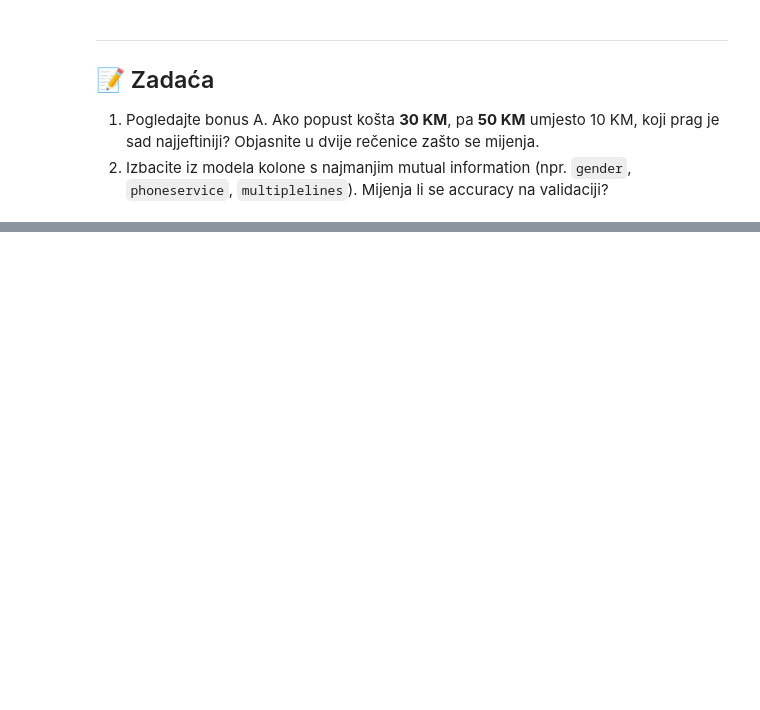
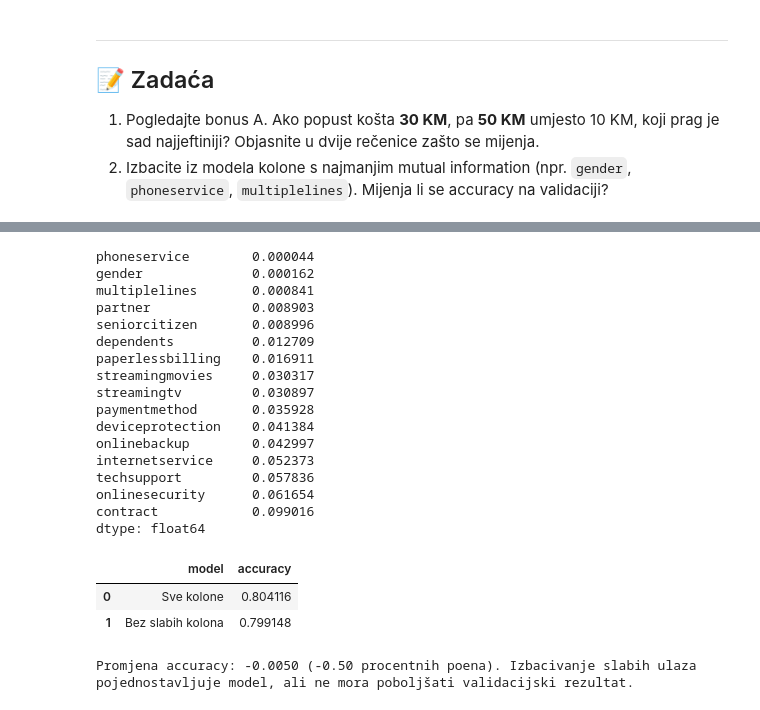
Before and after one commit to Mayra2/AI-ML-Workshop, a Jupyter notebook: alLab-ml3/radionica3_churn.ipynb, the cells around one changed output, grey strips where cells are left out. Saved outputs shown, nothing was run; the diff lists cells and outputs as text; code cells hidden in the pictures; blank space fills up the shorter version.

```diff
--- a/alLab-ml3/radionica3_churn.ipynb
+++ b/alLab-ml3/radionica3_churn.ipynb
@@ -766,0 +848,39 @@ for C in [0.01, 0.1, 1, 10]:
+# %%
+slabe = ['gender', 'phoneservice', 'multiplelines']
+mi_train = df_train[categorical].apply(lambda c: mutual_info_score(c, y_train))
+display(mi_train.sort_values())
+rezultati_zadace = []
+for opis, cols in [('Sve kolone', categorical + numerical),
+                    ('Bez slabih kolona', [c for c in categorical + numerical if c not in slabe])]:
+    v = DictVectorizer(sparse=False)
+    xt = v.fit_transform(df_train[cols].to_dict(orient='records'))
+    xv = v.transform(df_val[cols].to_dict(orient='records'))
+    m = LogisticRegression(max_iter=1000).fit(xt, y_train)
+    acc = accuracy_score(y_val, m.predict(xv))
+    rezultati_zadace.append({'model': opis, 'accuracy': acc})
+display(pd.DataFrame(rezultati_zadace))
+delta = rezultati_zadace[1]['accuracy'] - rezultati_zadace[0]['accuracy']
+print(f'Promjena accuracy: {delta:+.4f} ({delta * 100:+.2f} procentnih poena). '
+      'Izbacivanje slabih ulaza pojednostavljuje model, ali ne mora poboljšati validacijski rezultat.')
+# %% [output]
+phoneservice        0.000044
+gender              0.000162
+multiplelines       0.000841
+partner             0.008903
+seniorcitizen       0.008996
+dependents          0.012709
+paperlessbilling    0.016911
+streamingmovies     0.030317
+streamingtv         0.030897
+paymentmethod       0.035928
+deviceprotection    0.041384
+onlinebackup        0.042997
+internetservice     0.052373
+techsupport         0.057836
+onlinesecurity      0.061654
+contract            0.099016
+dtype: float64
+|  | model | accuracy |
+| 0 | Sve kolone | 0.804116 |
+| 1 | Bez slabih kolona | 0.799148 |
+Promjena accuracy: -0.0050 (-0.50 procentnih poena). Izbacivanje slabih ulaza pojednostavljuje model, ali ne mora poboljšati validacijski rezultat.
```
Also changed, not shown: parts of 23 cells of this notebook, 8 other files.
